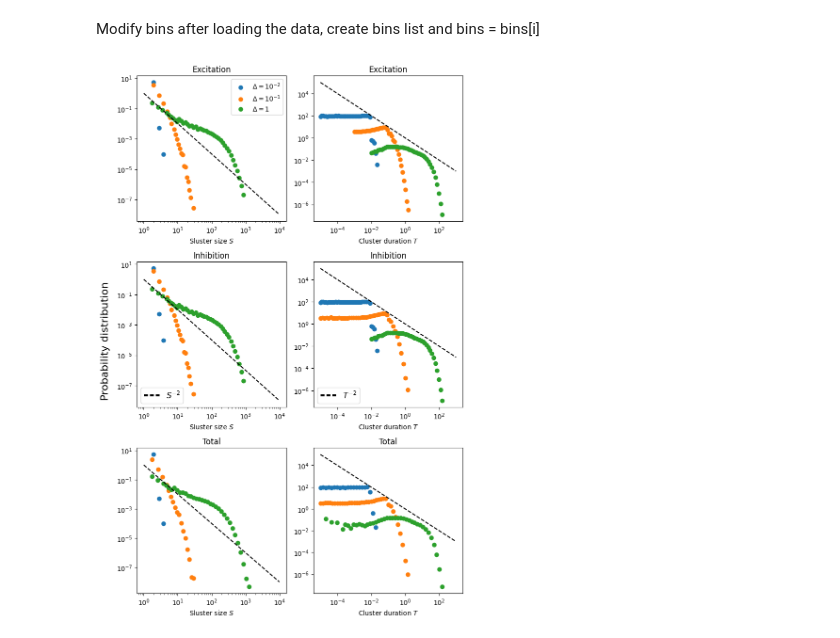
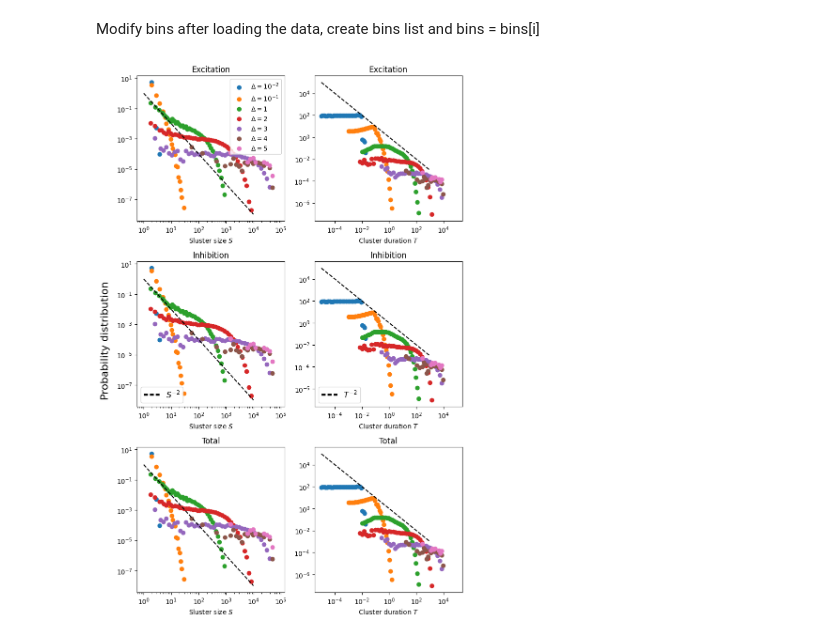
Before and after one commit to RivasAntonio/TFM, a Jupyter notebook: Códigos/Hawkes/figures_model.ipynb, the cells around one changed output. Cells and saved outputs as stored; diff of their text form; code cells hidden in the pictures.

Commit message:
Añadidas figuras modelo con Delta = 2,3,4,5

```diff
--- a/Códigos/Hawkes/figures_model.ipynb
+++ b/Códigos/Hawkes/figures_model.ipynb
@@ -50,14 +50,14 @@ fig.tight_layout()
 # %%
 R = 10**3
 nmax = 10**5
-labels = ['$\Delta=10^{-2}$', '$\Delta=10^{-1}$', '$\Delta=1$']
+labels = ['$\Delta=10^{-2}$', '$\Delta=10^{-1}$', '$\Delta=1$', '$\Delta= 2$', '$\Delta=3$', '$\Delta= 4$', '$\Delta= 5$' ]
 
-cluster_sizes_E = [np.load(f'./data/model_cluster_sizes_E_R={R}_K={nmax}_delta={delta:.0E}.npy') for delta in [10**-2, 10**-1, 10**0]]
-cluster_sizes_I = [np.load(f'./data/model_cluster_sizes_I_R={R}_K={nmax}_delta={delta:.0E}.npy') for delta in [10**-2, 10**-1, 10**0]]
-cluster_sizes_tot = [np.load(f'./data/model_cluster_sizes_tot_R={R}_K={nmax}_delta={delta:.0E}.npy') for delta in [10**-2, 10**-1, 10**0]]
-cluster_times_E = [np.load(f'./data/model_cluster_times_E_R={R}_K={nmax}_delta={delta:.0E}.npy') for delta in [10**-2, 10**-1, 10**0]]
-cluster_times_I = [np.load(f'./data/model_cluster_times_I_R={R}_K={nmax}_delta={delta:.0E}.npy') for delta in [10**-2, 10**-1, 10**0]]
-cluster_times_tot = [np.load(f'./data/model_cluster_times_tot_R={R}_K={nmax}_delta={delta:.0E}.npy') for delta in [10**-2, 10**-1, 10**0]]
+cluster_sizes_E = [np.load(f'./data/model_cluster_sizes_E_R={R}_K={nmax}_delta={delta:.0E}.npy') for delta in [10**-2, 10**-1, 10**0, 2, 3, 4, 5]]
+cluster_sizes_I = [np.load(f'./data/model_cluster_sizes_I_R={R}_K={nmax}_delta={delta:.0E}.npy') for delta in [10**-2, 10**-1, 10**0, 2, 3, 4, 5]]
+cluster_sizes_tot = [np.load(f'./data/model_cluster_sizes_tot_R={R}_K={nmax}_delta={delta:.0E}.npy') for delta in [10**-2, 10**-1, 10**0, 2, 3, 4, 5]]
+cluster_times_E = [np.load(f'./data/model_cluster_times_E_R={R}_K={nmax}_delta={delta:.0E}.npy') for delta in [10**-2, 10**-1, 10**0, 2, 3, 4, 5]]
+cluster_times_I = [np.load(f'./data/model_cluster_times_I_R={R}_K={nmax}_delta={delta:.0E}.npy') for delta in [10**-2, 10**-1, 10**0, 2, 3, 4, 5]]
+cluster_times_tot = [np.load(f'./data/model_cluster_times_tot_R={R}_K={nmax}_delta={delta:.0E}.npy') for delta in [10**-2, 10**-1, 10**0, 2, 3, 4, 5]]
 # %% [markdown]
 Modify bins after loading the data, create bins list and bins = bins[i]
 # %%
@@ -72,13 +108,13 @@ t_bins_t = [np.logspace(-5, 3, 50), np.logspace(-5, 2, 50), np.logspace(-5, 3, 5
 # %%
-s_hist_E = [np.histogram(cluster_sizes_E[i], density= True, bins = s_bins_E[i]) for i in range(3)]
-s_hist_I = [np.histogram(cluster_sizes_I[i], density= True, bins = s_bins_E[i]) for i in range(3)]
-s_hist_tot = [np.histogram(cluster_sizes_tot[i], density= True, bins = s_bins_t[i]) for i in range(3)]
-t_hist_E = [np.histogram(cluster_times_E[i], density= True, bins = t_bins_E[i]) for i in range(3)]
-t_hist_I = [np.histogram(cluster_times_I[i], density= True, bins = t_bins_I[i]) for i in range(3)]
-t_hist_tot = [np.histogram(cluster_times_tot[i], density= True, bins = t_bins_t[i]) for i in range(3)]
+s_hist_E = [np.histogram(cluster_sizes_E[i], density= True, bins = s_bins_E[i]) for i in range(len(cluster_sizes_E))]
+s_hist_I = [np.histogram(cluster_sizes_I[i], density= True, bins = s_bins_E[i]) for i in range(len(cluster_sizes_E))]
+s_hist_tot = [np.histogram(cluster_sizes_tot[i], density= True, bins = s_bins_t[i]) for i in range(len(cluster_sizes_E))]
+t_hist_E = [np.histogram(cluster_times_E[i], density= True, bins = t_bins_E[i]) for i in range(len(cluster_sizes_E))]
+t_hist_I = [np.histogram(cluster_times_I[i], density= True, bins = t_bins_I[i]) for i in range(len(cluster_sizes_E))]
+t_hist_tot = [np.histogram(cluster_times_tot[i], density= True, bins = t_bins_t[i]) for i in range(len(cluster_sizes_E))]
 # %%
 fig, axes = plt.subplots(3, 2, figsize = (8, 12))
-for i in range(3):
+for i in range(len(cluster_sizes_E)):
     fig.axes[0].scatter(s_hist_E[i][1][:-1], s_hist_E[i][0], label = labels[i])
     fig.axes[1].scatter(t_hist_E[i][1][:-1], t_hist_E[i][0], label = labels[i])
     fig.axes[2].scatter(s_hist_I[i][1][:-1], s_hist_I[i][0], label = labels[i])
@@ -93,31 +129,31 @@ for ax in fig.axes:
 fig.supylabel('Probability distribution', fontsize = 16)
 
 ys = np.logspace(0, 4, 20)**-2
 yt = np.logspace(-5, 3, 20)**-2**10**-5
 
 for i in range(0, 6, 2):
     fig.axes[i].set_xlabel('Sluster size $S$')
     fig.axes[i].plot(np.logspace(0, 4, 20), ys, 'k--')
 
 for i in range(1, 6, 2):
     fig.axes[i].set_xlabel('Cluster duration $T$')
     fig.axes[i].plot(np.logspace(-5, 3, 20), yt, 'k--')
 
 
 
 fig.axes[0].set_title('Excitation')
 fig.axes[1].set_title('Excitation')
 fig.axes[2].set_title('Inhibition')
 fig.axes[3].set_title('Inhibition')
 fig.axes[4].set_title('Total')
 fig.axes[5].set_title('Total')
 
 fig.axes[0].legend(labels = labels, loc = 'upper right')
 
 fig.axes[3].legend(handles = [Line2D([0], [0], dashes=[2, 1], color='black', linewidth=3, linestyle='--')], labels=['$T^{-2}$'], loc = 'lower left', fontsize = 12)
 fig.axes[2].legend(handles = [Line2D([0], [0], dashes=[2, 1], color='black', linewidth=3, linestyle='--')], labels=['$S^{-2}$'], loc = 'lower left', fontsize = 12)
 
 
 fig.tight_layout()
 # %% [output]
-[figure, old version]
+[figure, new version]
```
Also changed, not shown: parts of 2 cells of this notebook, 1 other file.
